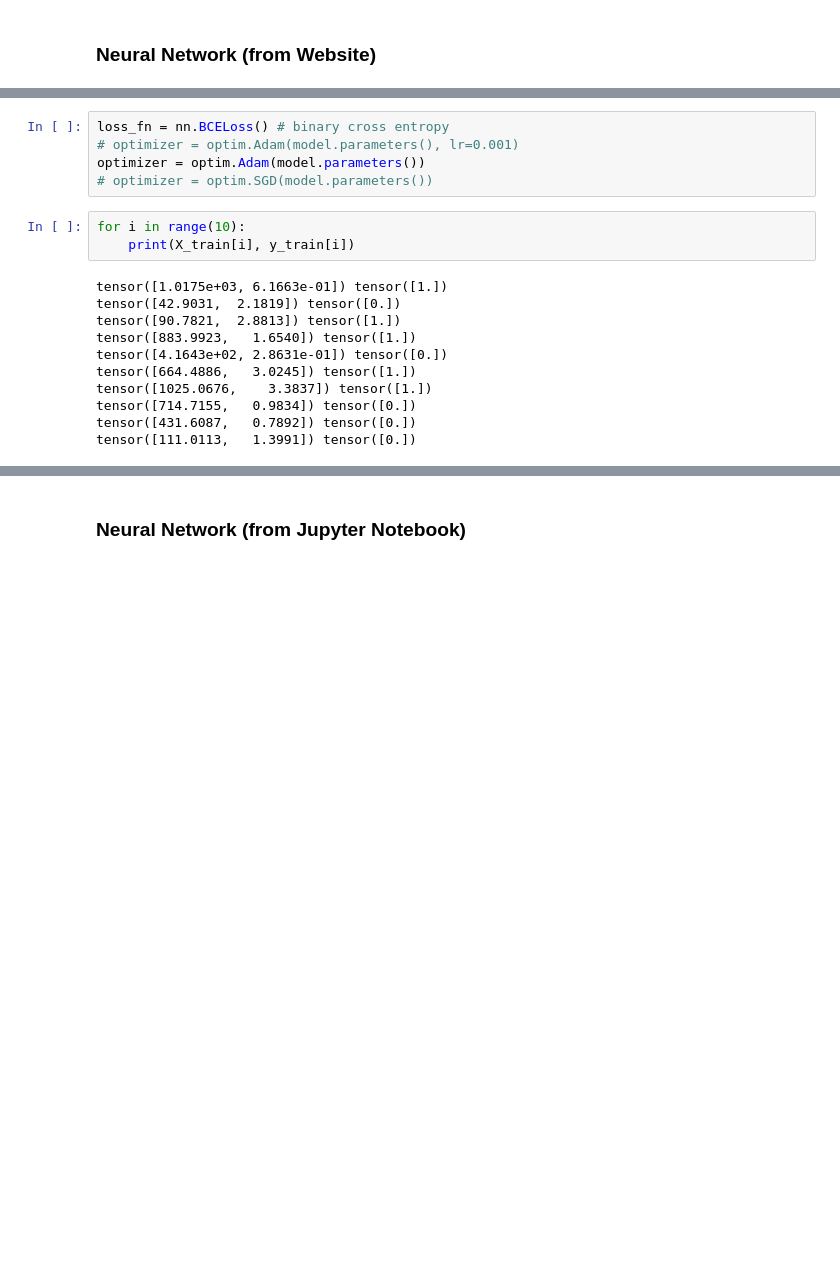
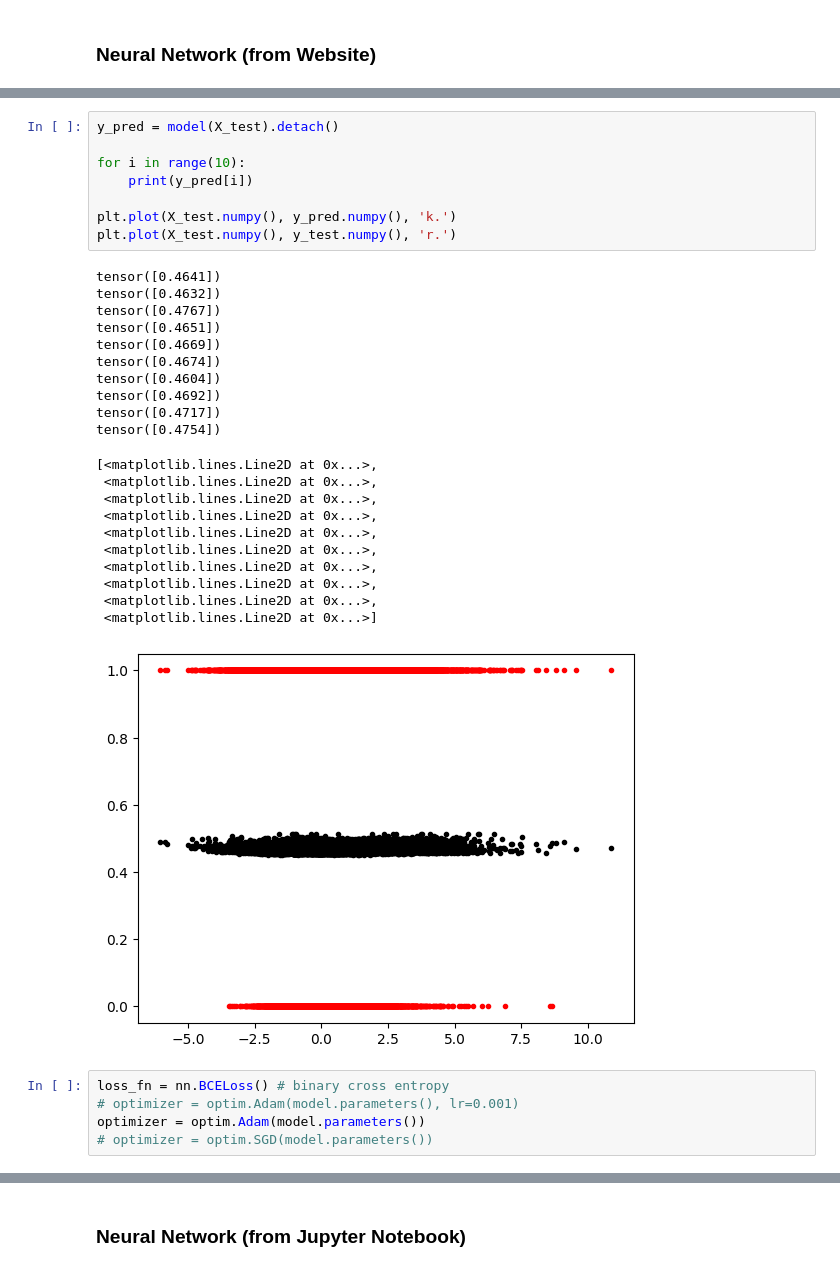
Before and after one commit to KrishWu/WhitesonAIModelDistinguisher, a Jupyter notebook: main.ipynb, the cells around one changed output, grey strips where cells are left out. Saved outputs shown, nothing was run; the diff lists cells and outputs as text; blank space fills up the shorter version.

```diff
--- a/main.ipynb
+++ b/main.ipynb
@@ -132,21 +163,37 @@ Sequential(
 )
+# %%
+y_pred = model(X_test).detach()
+
+for i in range(10):
+    print(y_pred[i])
+
+plt.plot(X_test.numpy(), y_pred.numpy(), 'k.')
+plt.plot(X_test.numpy(), y_test.numpy(), 'r.')
+# %% [output]
+tensor([0.4641])
+tensor([0.4632])
+tensor([0.4767])
+tensor([0.4651])
+tensor([0.4669])
+tensor([0.4674])
+tensor([0.4604])
+tensor([0.4692])
+tensor([0.4717])
+tensor([0.4754])
+[<matplotlib.lines.Line2D at 0x...>,
+ <matplotlib.lines.Line2D at 0x...>,
+ <matplotlib.lines.Line2D at 0x...>,
+ <matplotlib.lines.Line2D at 0x...>,
+ <matplotlib.lines.Line2D at 0x...>,
+ <matplotlib.lines.Line2D at 0x...>,
+ <matplotlib.lines.Line2D at 0x...>,
+ <matplotlib.lines.Line2D at 0x...>,
+ <matplotlib.lines.Line2D at 0x...>,
+ <matplotlib.lines.Line2D at 0x...>]
+[figure, added]
 # %%
 loss_fn = nn.BCELoss() # binary cross entropy
 # optimizer = optim.Adam(model.parameters(), lr=0.001)
 optimizer = optim.Adam(model.parameters())
 # optimizer = optim.SGD(model.parameters())
-# %%
-for i in range(10):
-    print(X_train[i], y_train[i])
-# %% [output]
-tensor([1.0175e+03, 6.1663e-01]) tensor([1.])
-tensor([42.9031,  2.1819]) tensor([0.])
-tensor([90.7821,  2.8813]) tensor([1.])
-tensor([883.9923,   1.6540]) tensor([1.])
-tensor([4.1643e+02, 2.8631e-01]) tensor([0.])
-tensor([664.4886,   3.0245]) tensor([1.])
-tensor([1025.0676,    3.3837]) tensor([1.])
-tensor([714.7155,   0.9834]) tensor([0.])
-tensor([431.6087,   0.7892]) tensor([0.])
-tensor([111.0113,   1.3991]) tensor([0.])
 # %%
```
Also changed, not shown: parts of 24 cells of this notebook, 7 other files.
